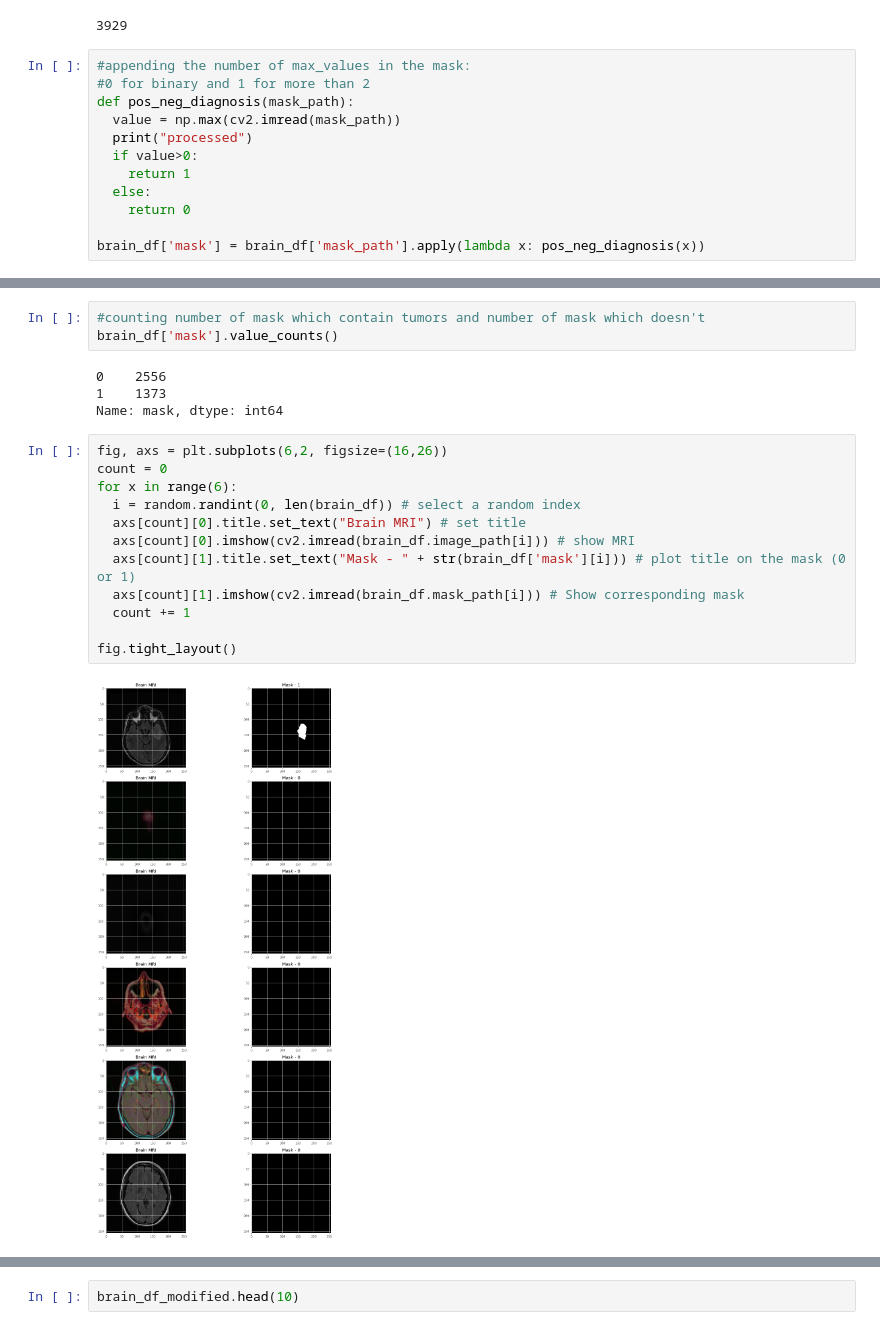
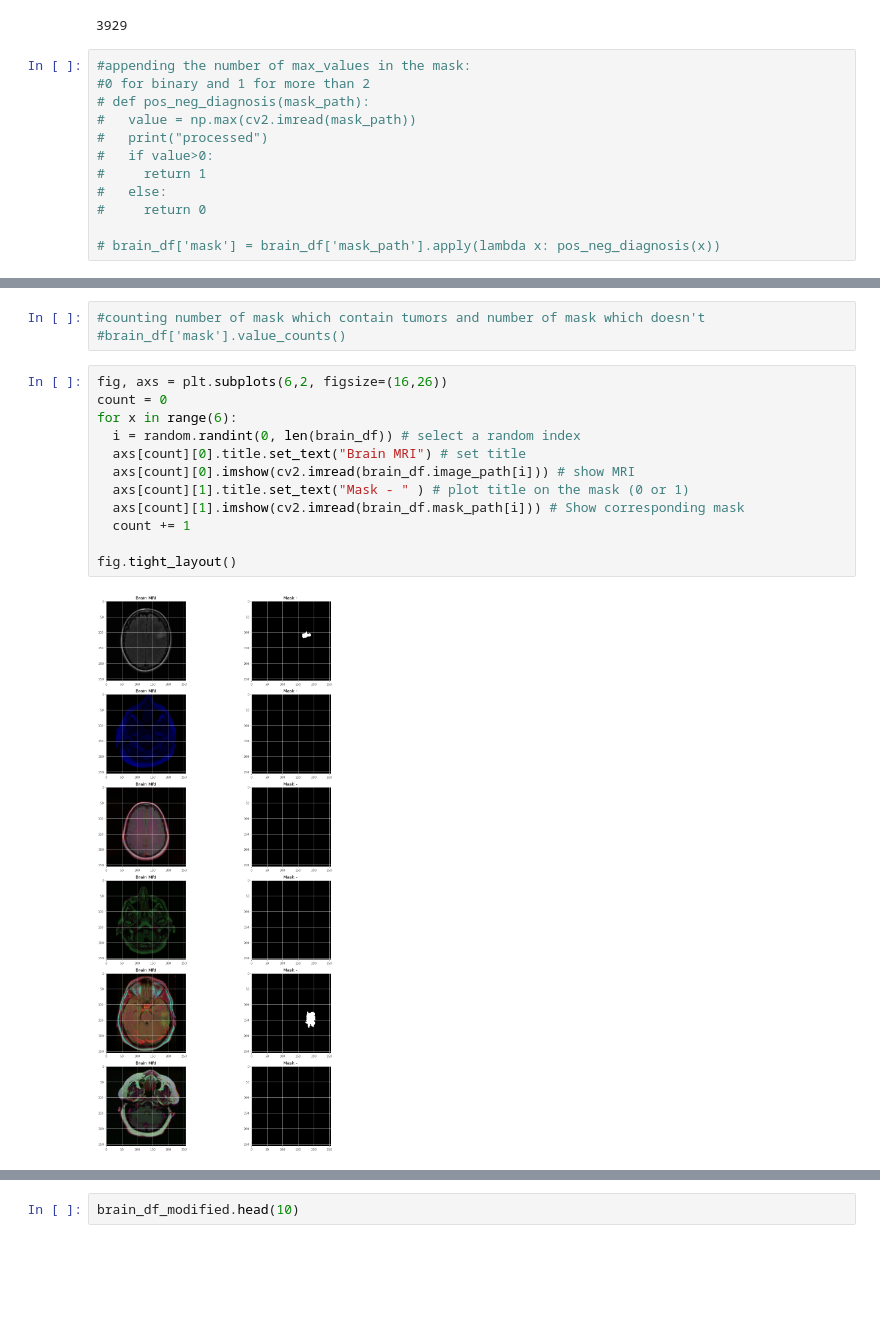
Before and after one commit to Suraj520/data-science, a Jupyter notebook: Machine Learning/BrainMRI_Segmentation/notebook/Brain_MRI_Segmenation_Using_Clustering.ipynb, the cells around one changed output, grey strips where cells are left out. Drawn from its saved outputs; the diff is of its cells as text; blank space fills up the shorter version.

```diff
--- a/Machine Learning/BrainMRI_Segmentation/notebook/Brain_MRI_Segmenation_Using_Clustering.ipynb
+++ b/Machine Learning/BrainMRI_Segmentation/notebook/Brain_MRI_Segmenation_Using_Clustering.ipynb
@@ -202,12 +197,12 @@ len(brain_df)
 # %%
 #appending the number of max_values in the mask:
 #0 for binary and 1 for more than 2
-def pos_neg_diagnosis(mask_path):
-  value = np.max(cv2.imread(mask_path))
-  print("processed")
-  if value>0:
-    return 1
-  else:
-    return 0
+# def pos_neg_diagnosis(mask_path):
+#   value = np.max(cv2.imread(mask_path))
+#   print("processed")
+#   if value>0:
+#     return 1
+#   else:
+#     return 0
 
-brain_df['mask'] = brain_df['mask_path'].apply(lambda x: pos_neg_diagnosis(x))
+# brain_df['mask'] = brain_df['mask_path'].apply(lambda x: pos_neg_diagnosis(x))
@@ -241,22 +218,18 @@ brain_df.head()
 # %%
 #counting number of mask which contain tumors and number of mask which doesn't
-brain_df['mask'].value_counts()
+#brain_df['mask'].value_counts()
-# %% [output]
-0    2556
-1    1373
-Name: mask, dtype: int64
 # %%
 fig, axs = plt.subplots(6,2, figsize=(16,26))
 count = 0
 for x in range(6):
   i = random.randint(0, len(brain_df)) # select a random index
   axs[count][0].title.set_text("Brain MRI") # set title
   axs[count][0].imshow(cv2.imread(brain_df.image_path[i])) # show MRI
-  axs[count][1].title.set_text("Mask - " + str(brain_df['mask'][i])) # plot title on the mask (0 or 1)
+  axs[count][1].title.set_text("Mask - " ) # plot title on the mask (0 or 1)
   axs[count][1].imshow(cv2.imread(brain_df.mask_path[i])) # Show corresponding mask
   count += 1
 
 fig.tight_layout()
 # %% [output]
-[figure, old version]
+[figure, new version]
 # %%
```
Also changed, not shown: parts of 12 cells of this notebook.
